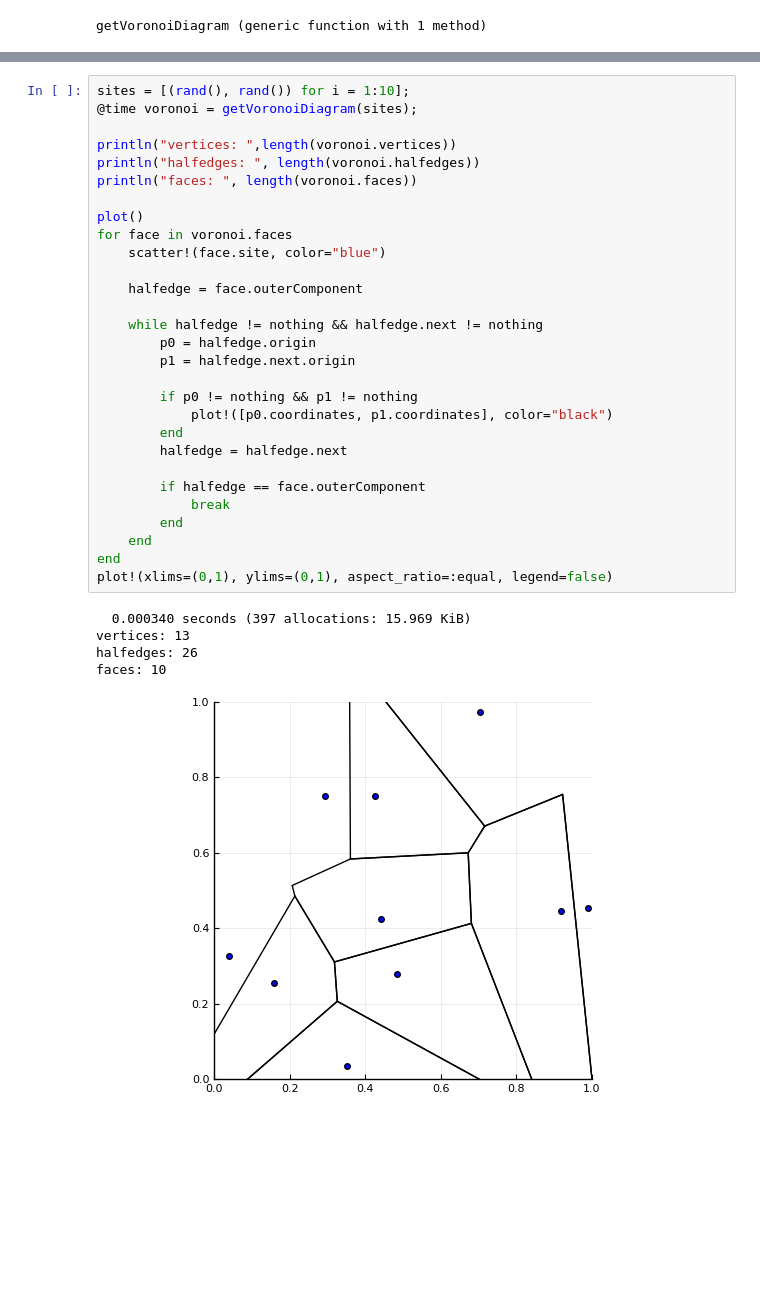
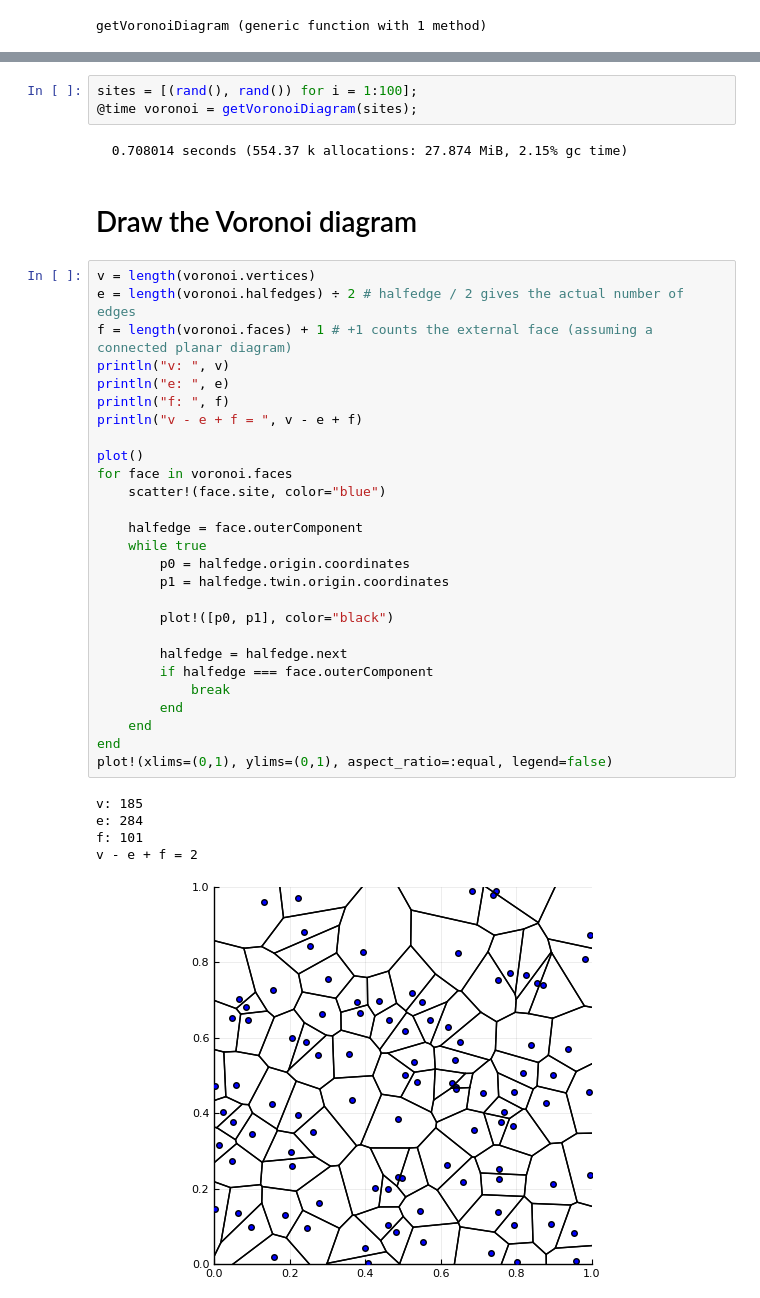
Before and after one commit to egmzcrz/VoronoiDiagram, a Jupyter notebook: src/test.ipynb, the cells around one changed output, grey strips where cells are left out. Saved outputs shown, nothing was run; the diff lists cells and outputs as text; blank space fills up the shorter version.

```diff
--- a/src/test.ipynb
+++ b/src/test.ipynb
@@ -9,35 +13,40 @@ getVoronoiDiagram (generic function with 1 method)
+# %%
+sites = [(rand(), rand()) for i = 1:100];
+@time voronoi = getVoronoiDiagram(sites);
+# %% [output]
+  0.708014 seconds (554.37 k allocations: 27.874 MiB, 2.15% gc time)
+# %% [markdown]
+# Draw the Voronoi diagram
 # %%
-sites = [(rand(), rand()) for i = 1:10];
-@time voronoi = getVoronoiDiagram(sites);
-
-println("vertices: ",length(voronoi.vertices))
-println("halfedges: ", length(voronoi.halfedges))
-println("faces: ", length(voronoi.faces))
+v = length(voronoi.vertices)
+e = length(voronoi.halfedges) ÷ 2 # halfedge / 2 gives the actual number of edges
+f = length(voronoi.faces) + 1 # +1 counts the external face (assuming a connected planar diagram)
+println("v: ", v)
+println("e: ", e)
+println("f: ", f)
+println("v - e + f = ", v - e + f)
 
 plot()
 for face in voronoi.faces
     scatter!(face.site, color="blue")
 
     halfedge = face.outerComponent
+    while true
+        p0 = halfedge.origin.coordinates
+        p1 = halfedge.twin.origin.coordinates
 
-    while halfedge != nothing && halfedge.next != nothing
-        p0 = halfedge.origin
-        p1 = halfedge.next.origin
+        plot!([p0, p1], color="black")
 
-        if p0 != nothing && p1 != nothing
-            plot!([p0.coordinates, p1.coordinates], color="black")
-        end
         halfedge = halfedge.next
-
-        if halfedge == face.outerComponent
+        if halfedge === face.outerComponent
             break
         end
     end
 end
 plot!(xlims=(0,1), ylims=(0,1), aspect_ratio=:equal, legend=false)
 # %% [output]
-  0.000340 seconds (397 allocations: 15.969 KiB)
-vertices: 13
-halfedges: 26
-faces: 10
+v: 185
+e: 284
+f: 101
+v - e + f = 2
-[figure, old version]
+[figure, new version]
```
Also changed, not shown: parts of 3 cells of this notebook, 1 other file.
